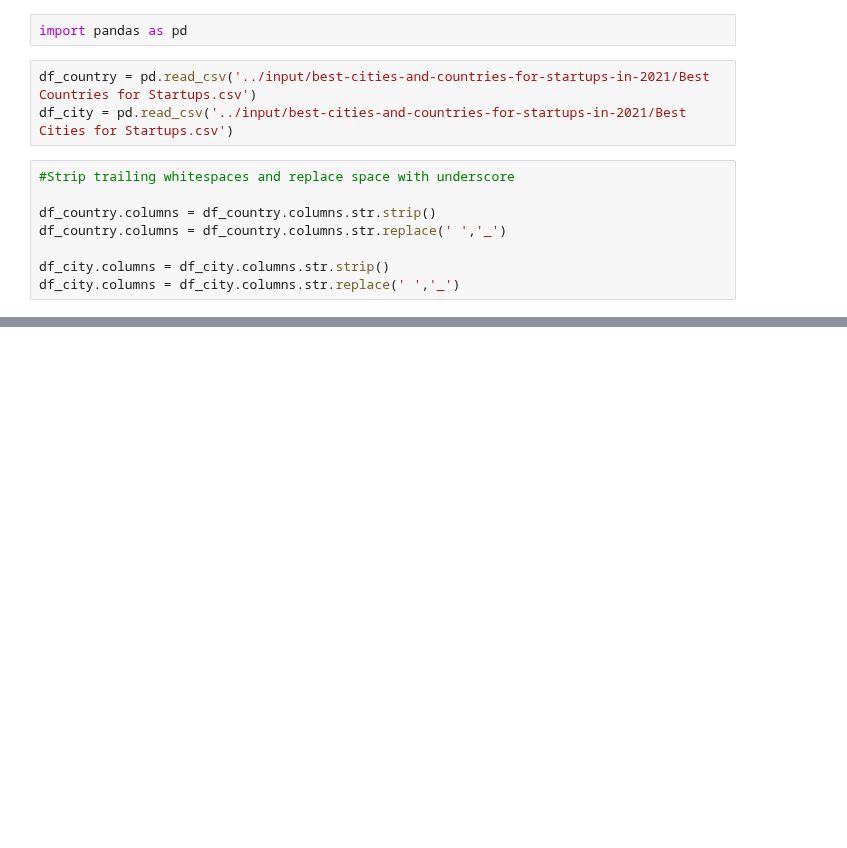
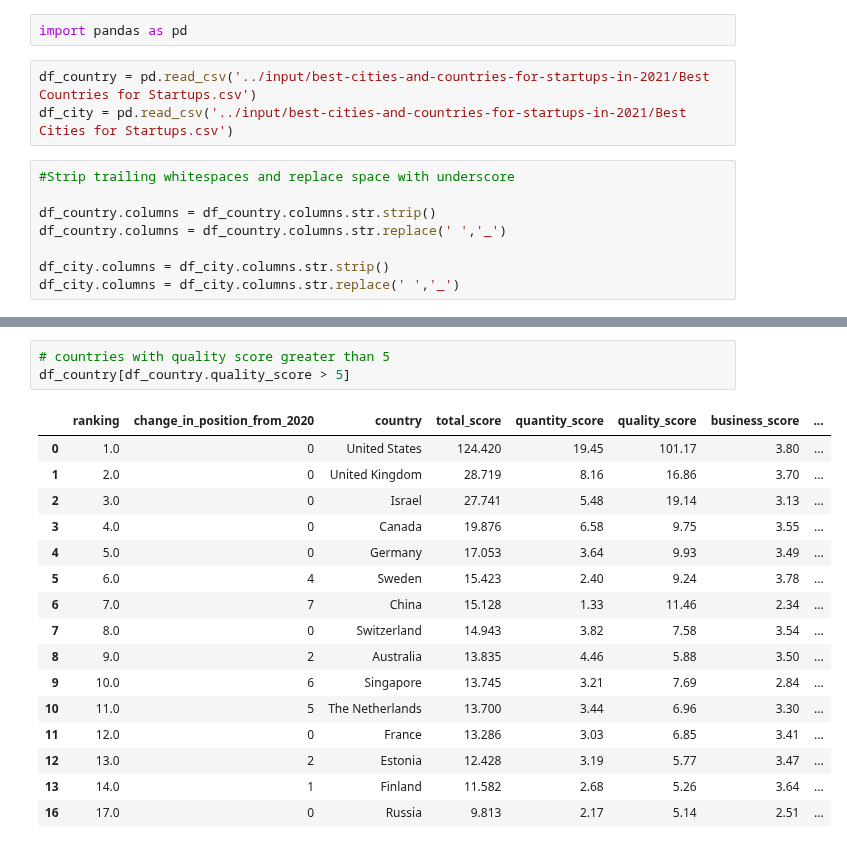
Before and after one commit to chandanabrdwj/100DaysOfML, a Jupyter notebook: best-cities-and-countries-for-startup.ipynb, the cells around one changed output, grey strips where cells are left out. Drawn from its saved outputs; the diff is of its cells as text; blank space fills up the shorter version.

Commit message:
Kaggle Notebook | Best Cities and Countries for Startup | Version 3

```diff
--- a/best-cities-and-countries-for-startup.ipynb
+++ b/best-cities-and-countries-for-startup.ipynb
@@ -123,0 +70,20 @@ df_city.tail(20)
+# %%
+# countries with quality score greater than 5
+df_country[df_country.quality_score > 5]
+# %% [output]
+|  | ranking | change_in_position_from_2020 | country | total_score | quantity_score | quality_score | business_score | ... |
+| 0 | 1.0 | 0 | United States | 124.420 | 19.45 | 101.17 | 3.80 | ... |
+| 1 | 2.0 | 0 | United Kingdom | 28.719 | 8.16 | 16.86 | 3.70 | ... |
+| 2 | 3.0 | 0 | Israel | 27.741 | 5.48 | 19.14 | 3.13 | ... |
+| 3 | 4.0 | 0 | Canada | 19.876 | 6.58 | 9.75 | 3.55 | ... |
+| 4 | 5.0 | 0 | Germany | 17.053 | 3.64 | 9.93 | 3.49 | ... |
+| 5 | 6.0 | 4 | Sweden | 15.423 | 2.40 | 9.24 | 3.78 | ... |
+| 6 | 7.0 | 7 | China | 15.128 | 1.33 | 11.46 | 2.34 | ... |
+| 7 | 8.0 | 0 | Switzerland | 14.943 | 3.82 | 7.58 | 3.54 | ... |
+| 8 | 9.0 | 2 | Australia | 13.835 | 4.46 | 5.88 | 3.50 | ... |
+| 9 | 10.0 | 6 | Singapore | 13.745 | 3.21 | 7.69 | 2.84 | ... |
+| 10 | 11.0 | 5 | The Netherlands | 13.700 | 3.44 | 6.96 | 3.30 | ... |
+| 11 | 12.0 | 0 | France | 13.286 | 3.03 | 6.85 | 3.41 | ... |
+| 12 | 13.0 | 2 | Estonia | 12.428 | 3.19 | 5.77 | 3.47 | ... |
+| 13 | 14.0 | 1 | Finland | 11.582 | 2.68 | 5.26 | 3.64 | ... |
+| 16 | 17.0 | 0 | Russia | 9.813 | 2.17 | 5.14 | 2.51 | ... |
```
Also changed, not shown: parts of 21 cells of this notebook.
